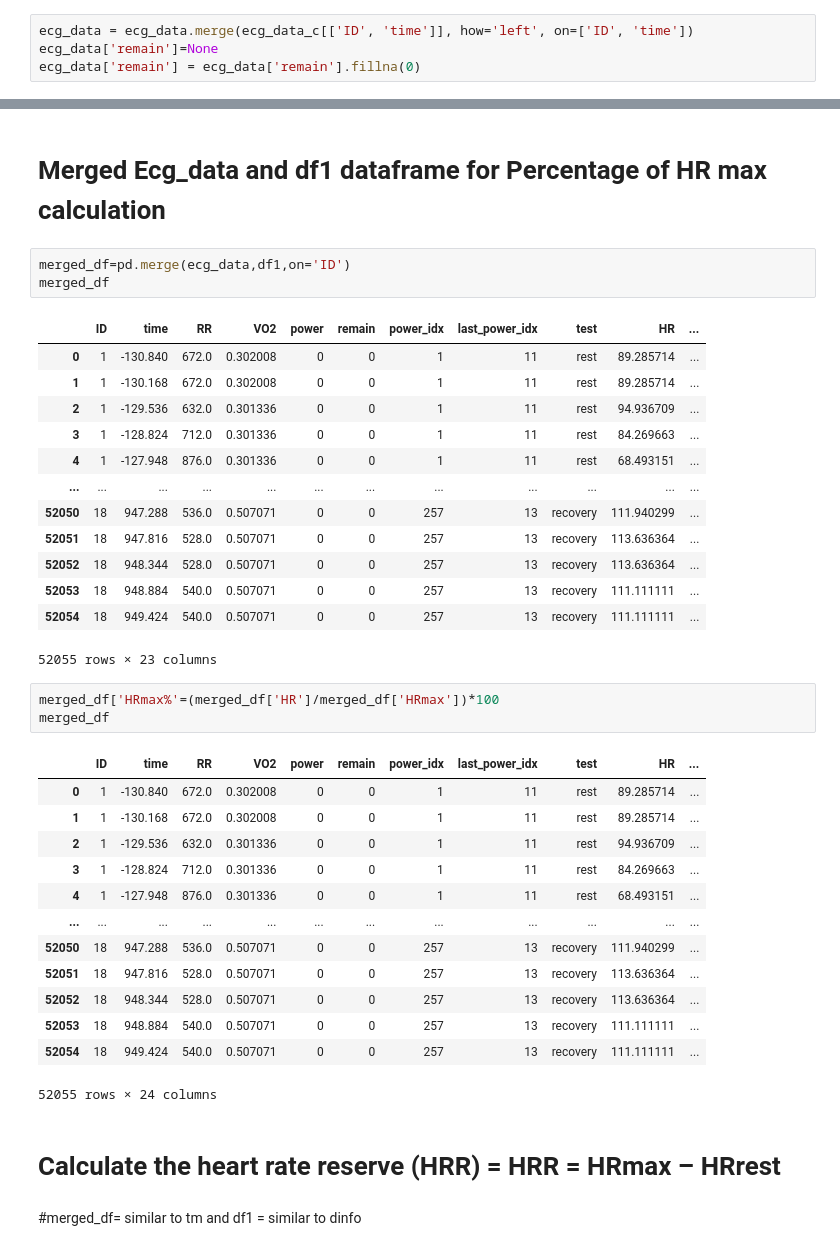
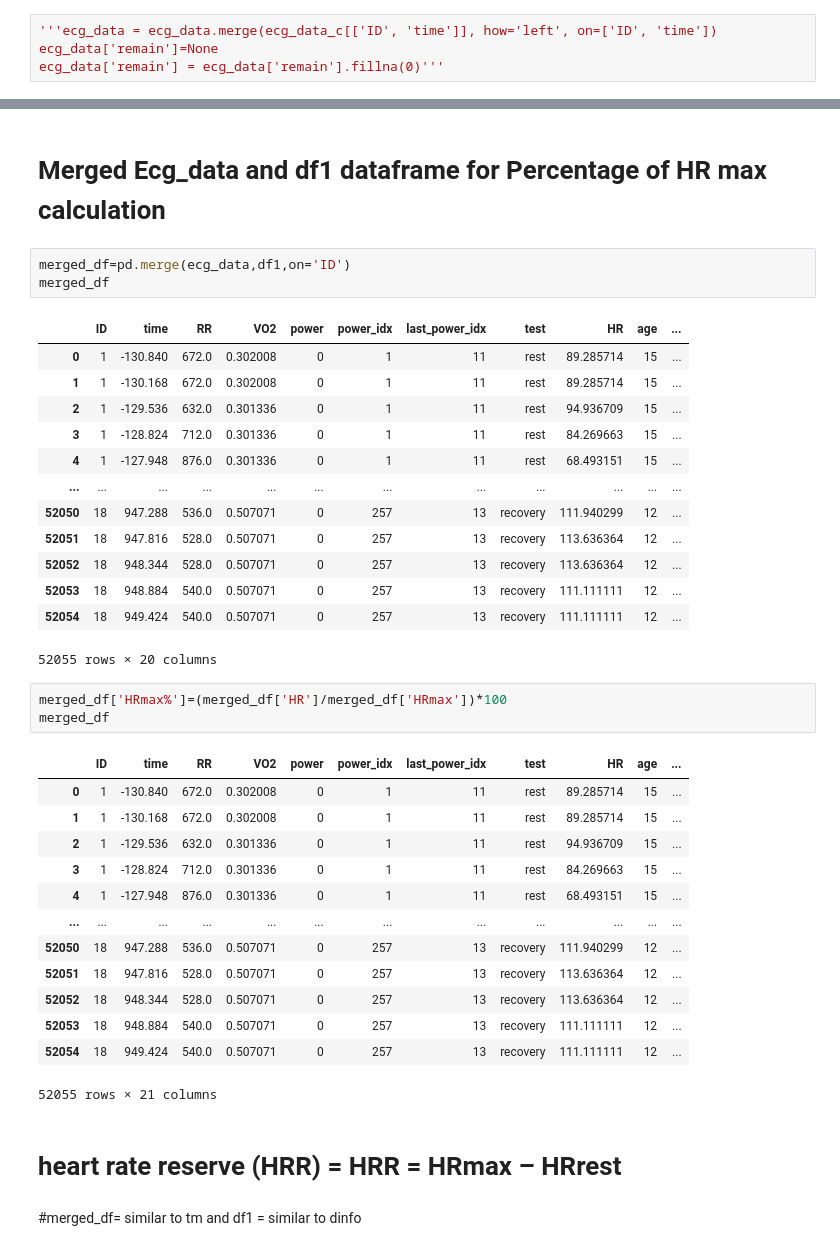
Before and after one commit to garinemanasa/Cardiorespiratory-_fitness, a Jupyter notebook: Cardiodatacleaning.ipynb, the cells around one changed output, grey strips where cells are left out. Drawn from its saved outputs; the diff is of its cells as text.

Commit message:
Updated cleaned report
Updated the cleaned data

```diff
--- a/Cardiodatacleaning.ipynb
+++ b/Cardiodatacleaning.ipynb
@@ -143,4 +184,4 @@ ecg_data_c.shape
 # %%
-ecg_data = ecg_data.merge(ecg_data_c[['ID', 'time']], how='left', on=['ID', 'time'])
+'''ecg_data = ecg_data.merge(ecg_data_c[['ID', 'time']], how='left', on=['ID', 'time'])
 ecg_data['remain']=None
-ecg_data['remain'] = ecg_data['remain'].fillna(0)
+ecg_data['remain'] = ecg_data['remain'].fillna(0)'''
@@ -349,38 +396,38 @@ df1
 merged_df=pd.merge(ecg_data,df1,on='ID')
 merged_df
 # %% [output]
-|  | ID | time | RR | VO2 | power | remain | power_idx | last_power_idx | test | HR | ... |
-| 0 | 1 | -130.840 | 672.0 | 0.302008 | 0 | 0 | 1 | 11 | rest | 89.285714 | ... |
-| 1 | 1 | -130.168 | 672.0 | 0.302008 | 0 | 0 | 1 | 11 | rest | 89.285714 | ... |
-| 2 | 1 | -129.536 | 632.0 | 0.301336 | 0 | 0 | 1 | 11 | rest | 94.936709 | ... |
-| 3 | 1 | -128.824 | 712.0 | 0.301336 | 0 | 0 | 1 | 11 | rest | 84.269663 | ... |
-| 4 | 1 | -127.948 | 876.0 | 0.301336 | 0 | 0 | 1 | 11 | rest | 68.493151 | ... |
+|  | ID | time | RR | VO2 | power | power_idx | last_power_idx | test | HR | age | ... |
+| 0 | 1 | -130.840 | 672.0 | 0.302008 | 0 | 1 | 11 | rest | 89.285714 | 15 | ... |
+| 1 | 1 | -130.168 | 672.0 | 0.302008 | 0 | 1 | 11 | rest | 89.285714 | 15 | ... |
+| 2 | 1 | -129.536 | 632.0 | 0.301336 | 0 | 1 | 11 | rest | 94.936709 | 15 | ... |
+| 3 | 1 | -128.824 | 712.0 | 0.301336 | 0 | 1 | 11 | rest | 84.269663 | 15 | ... |
+| 4 | 1 | -127.948 | 876.0 | 0.301336 | 0 | 1 | 11 | rest | 68.493151 | 15 | ... |
 | ... | ... | ... | ... | ... | ... | ... | ... | ... | ... | ... | ... |
-| 52050 | 18 | 947.288 | 536.0 | 0.507071 | 0 | 0 | 257 | 13 | recovery | 111.940299 | ... |
-| 52051 | 18 | 947.816 | 528.0 | 0.507071 | 0 | 0 | 257 | 13 | recovery | 113.636364 | ... |
-| 52052 | 18 | 948.344 | 528.0 | 0.507071 | 0 | 0 | 257 | 13 | recovery | 113.636364 | ... |
-| 52053 | 18 | 948.884 | 540.0 | 0.507071 | 0 | 0 | 257 | 13 | recovery | 111.111111 | ... |
-| 52054 | 18 | 949.424 | 540.0 | 0.507071 | 0 | 0 | 257 | 13 | recovery | 111.111111 | ... |
+| 52050 | 18 | 947.288 | 536.0 | 0.507071 | 0 | 257 | 13 | recovery | 111.940299 | 12 | ... |
+| 52051 | 18 | 947.816 | 528.0 | 0.507071 | 0 | 257 | 13 | recovery | 113.636364 | 12 | ... |
+| 52052 | 18 | 948.344 | 528.0 | 0.507071 | 0 | 257 | 13 | recovery | 113.636364 | 12 | ... |
+| 52053 | 18 | 948.884 | 540.0 | 0.507071 | 0 | 257 | 13 | recovery | 111.111111 | 12 | ... |
+| 52054 | 18 | 949.424 | 540.0 | 0.507071 | 0 | 257 | 13 | recovery | 111.111111 | 12 | ... |
-52055 rows × 23 columns
+52055 rows × 20 columns
 # %%
-merged_df['HRmax%'=(merged_df['HR']/merged_df['HRmax'])*100
+merged_df['HRmax%']=(merged_df['HR']/merged_df['HRmax'])*100
 merged_df
 # %% [output]
-|  | ID | time | RR | VO2 | power | remain | power_idx | last_power_idx | test | HR | ... |
-| 0 | 1 | -130.840 | 672.0 | 0.302008 | 0 | 0 | 1 | 11 | rest | 89.285714 | ... |
-| 1 | 1 | -130.168 | 672.0 | 0.302008 | 0 | 0 | 1 | 11 | rest | 89.285714 | ... |
-| 2 | 1 | -129.536 | 632.0 | 0.301336 | 0 | 0 | 1 | 11 | rest | 94.936709 | ... |
-| 3 | 1 | -128.824 | 712.0 | 0.301336 | 0 | 0 | 1 | 11 | rest | 84.269663 | ... |
-| 4 | 1 | -127.948 | 876.0 | 0.301336 | 0 | 0 | 1 | 11 | rest | 68.493151 | ... |
+|  | ID | time | RR | VO2 | power | power_idx | last_power_idx | test | HR | age | ... |
+| 0 | 1 | -130.840 | 672.0 | 0.302008 | 0 | 1 | 11 | rest | 89.285714 | 15 | ... |
+| 1 | 1 | -130.168 | 672.0 | 0.302008 | 0 | 1 | 11 | rest | 89.285714 | 15 | ... |
+| 2 | 1 | -129.536 | 632.0 | 0.301336 | 0 | 1 | 11 | rest | 94.936709 | 15 | ... |
+| 3 | 1 | -128.824 | 712.0 | 0.301336 | 0 | 1 | 11 | rest | 84.269663 | 15 | ... |
+| 4 | 1 | -127.948 | 876.0 | 0.301336 | 0 | 1 | 11 | rest | 68.493151 | 15 | ... |
 | ... | ... | ... | ... | ... | ... | ... | ... | ... | ... | ... | ... |
-| 52050 | 18 | 947.288 | 536.0 | 0.507071 | 0 | 0 | 257 | 13 | recovery | 111.940299 | ... |
-| 52051 | 18 | 947.816 | 528.0 | 0.507071 | 0 | 0 | 257 | 13 | recovery | 113.636364 | ... |
-| 52052 | 18 | 948.344 | 528.0 | 0.507071 | 0 | 0 | 257 | 13 | recovery | 113.636364 | ... |
-| 52053 | 18 | 948.884 | 540.0 | 0.507071 | 0 | 0 | 257 | 13 | recovery | 111.111111 | ... |
-| 52054 | 18 | 949.424 | 540.0 | 0.507071 | 0 | 0 | 257 | 13 | recovery | 111.111111 | ... |
+| 52050 | 18 | 947.288 | 536.0 | 0.507071 | 0 | 257 | 13 | recovery | 111.940299 | 12 | ... |
+| 52051 | 18 | 947.816 | 528.0 | 0.507071 | 0 | 257 | 13 | recovery | 113.636364 | 12 | ... |
+| 52052 | 18 | 948.344 | 528.0 | 0.507071 | 0 | 257 | 13 | recovery | 113.636364 | 12 | ... |
+| 52053 | 18 | 948.884 | 540.0 | 0.507071 | 0 | 257 | 13 | recovery | 111.111111 | 12 | ... |
+| 52054 | 18 | 949.424 | 540.0 | 0.507071 | 0 | 257 | 13 | recovery | 111.111111 | 12 | ... |
-52055 rows × 24 columns
+52055 rows × 21 columns
 # %% [markdown]
-# Calculate the heart rate reserve (HRR) = HRR = HRmax – HRrest
+# heart rate reserve (HRR) = HRR = HRmax – HRrest
 # %% [markdown]
 #merged_df= similar to tm and df1 = similar to dinfo
 # %%
```
Also changed, not shown: parts of 61 cells of this notebook, 2 other files.
